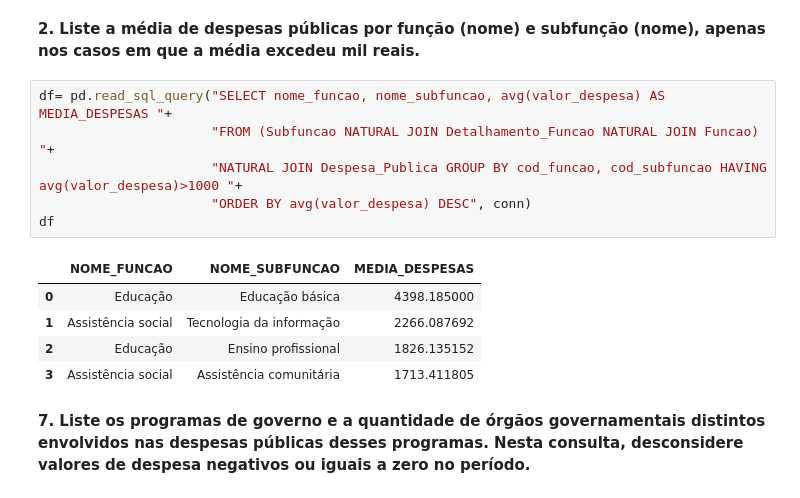
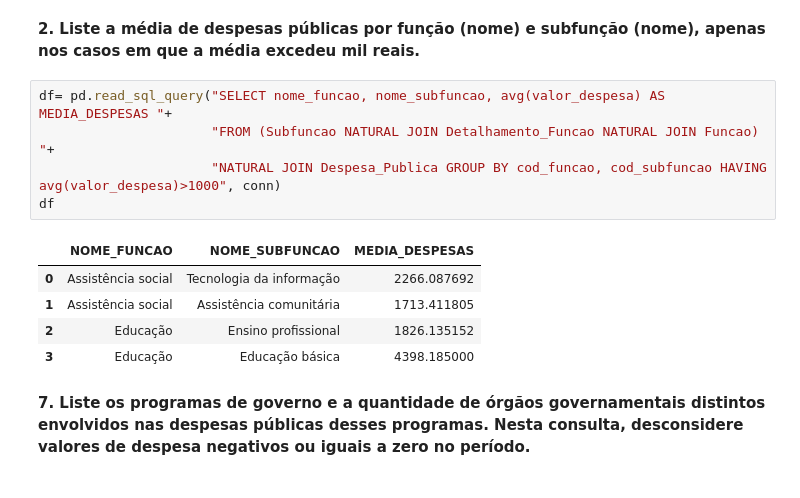
Before and after one commit to FelipeGuimaraes42/TP1-IBD, a Jupyter notebook: notebook.ipynb, the cells around one changed output. Cells and saved outputs as stored; diff of their text form.

```diff
--- a/notebook.ipynb
+++ b/notebook.ipynb
@@ -60,15 +101,14 @@ df
 # %%
 df= pd.read_sql_query("SELECT nome_funcao, nome_subfuncao, avg(valor_despesa) AS MEDIA_DESPESAS "+
                       "FROM (Subfuncao NATURAL JOIN Detalhamento_Funcao NATURAL JOIN Funcao) "+
-                      "NATURAL JOIN Despesa_Publica GROUP BY cod_funcao, cod_subfuncao HAVING avg(valor_despesa)>1000 "+
-                      "ORDER BY avg(valor_despesa) DESC", conn)
+                      "NATURAL JOIN Despesa_Publica GROUP BY cod_funcao, cod_subfuncao HAVING avg(valor_despesa)>1000", conn)
 df
 # %% [output]
 |  | NOME_FUNCAO | NOME_SUBFUNCAO | MEDIA_DESPESAS |
-| 0 | Educação | Educação básica | 4398.185000 |
-| 1 | Assistência social | Tecnologia da informação | 2266.087692 |
+| 0 | Assistência social | Tecnologia da informação | 2266.087692 |
+| 1 | Assistência social | Assistência comunitária | 1713.411805 |
 | 2 | Educação | Ensino profissional | 1826.135152 |
-| 3 | Assistência social | Assistência comunitária | 1713.411805 |
+| 3 | Educação | Educação básica | 4398.185000 |
 # %% [markdown]
 **7. Liste os programas de governo e a quantidade de órgãos governamentais distintos envolvidos nas despesas públicas desses programas. Nesta consulta, desconsidere valores de despesa negativos ou iguais a zero no período.**
 # %%
```
Also changed, not shown: parts of 10 cells of this notebook, 2 other files.
